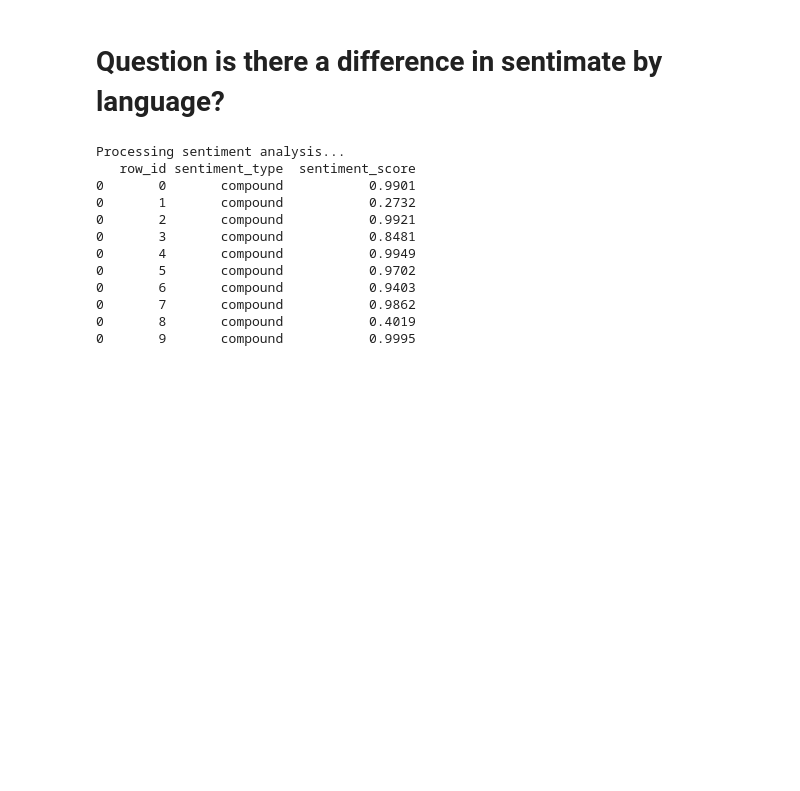
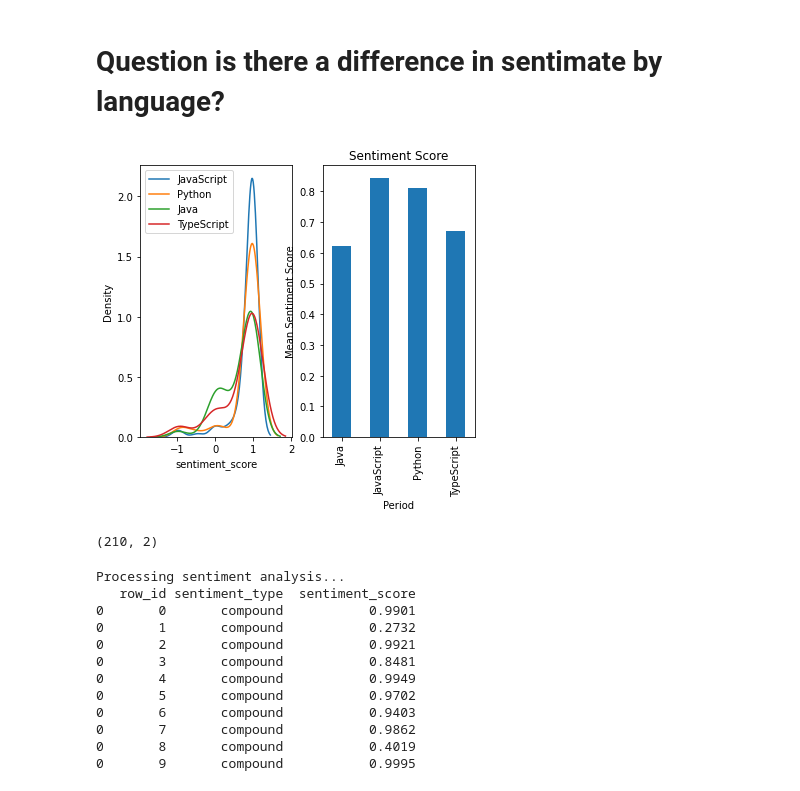
Before and after one commit to NLP-Project-Burton-Yuvia-Yvette/NLP-Project, a Jupyter notebook: Yvettes_notebook.ipynb, the cells around one changed output. Cells and saved outputs as stored; diff of their text form; code cells hidden in the pictures; blank space fills up the shorter version.

```diff
--- a/Yvettes_notebook.ipynb
+++ b/Yvettes_notebook.ipynb
@@ -365,7 +365,7 @@ train, validate, test = split_data(df,'language')
 # %% [markdown]
 # Question is there a difference in sentimate by language?
 # %%
-sentimate_df = train[['language','clean_text']]
+sentiment_df = train[['language','clean_text']]
 # %%
 sentimate_df.reset_index(drop =True, inplace=True)
 # %%
@@ -373,3 +436,7 @@ sia = nltk.sentiment.SentimentIntensityAnalyzer()
+# %%
+get_sentiment(sentiment_df)
+# %% [output]
+[figure, added]
 # %%
 temp=[]
 for i in range(len(sentimate_df)):
@@ -380,5 +447,9 @@ sentimate_df["row_id"] =sentimate_df.index
 # %%
 df_subset = sentimate_df[['row_id', 'clean_text']].copy()
+# %%
+df_subset.shape
+# %% [output]
+(210, 2)
 # %%
 # set up empty dataframe for staging output
 df1=pd.DataFrame()
```
Also changed, not shown: parts of 19 cells of this notebook.
